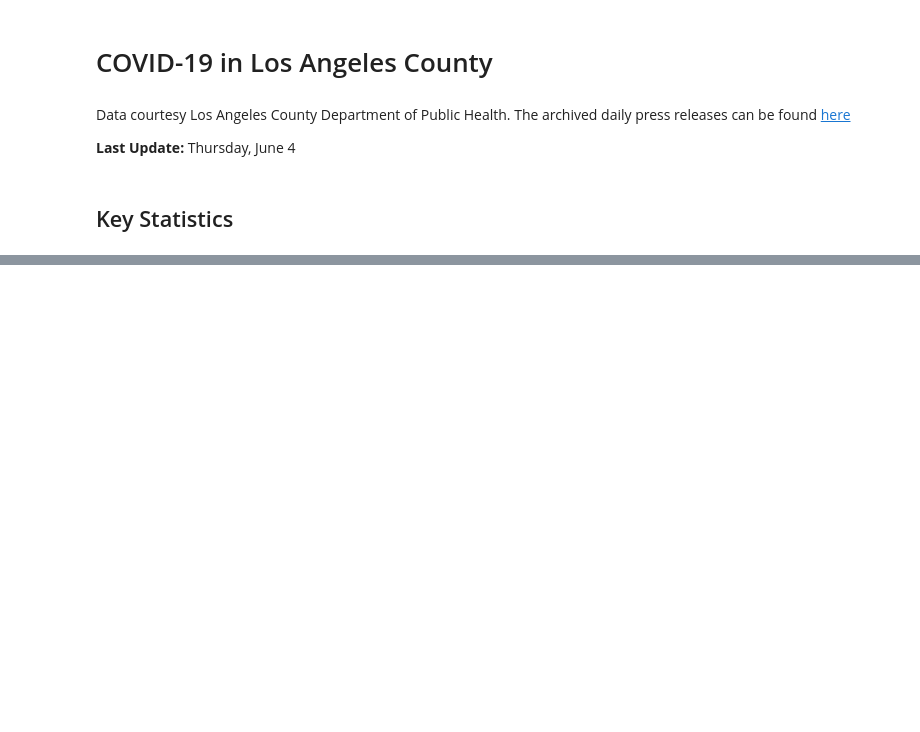
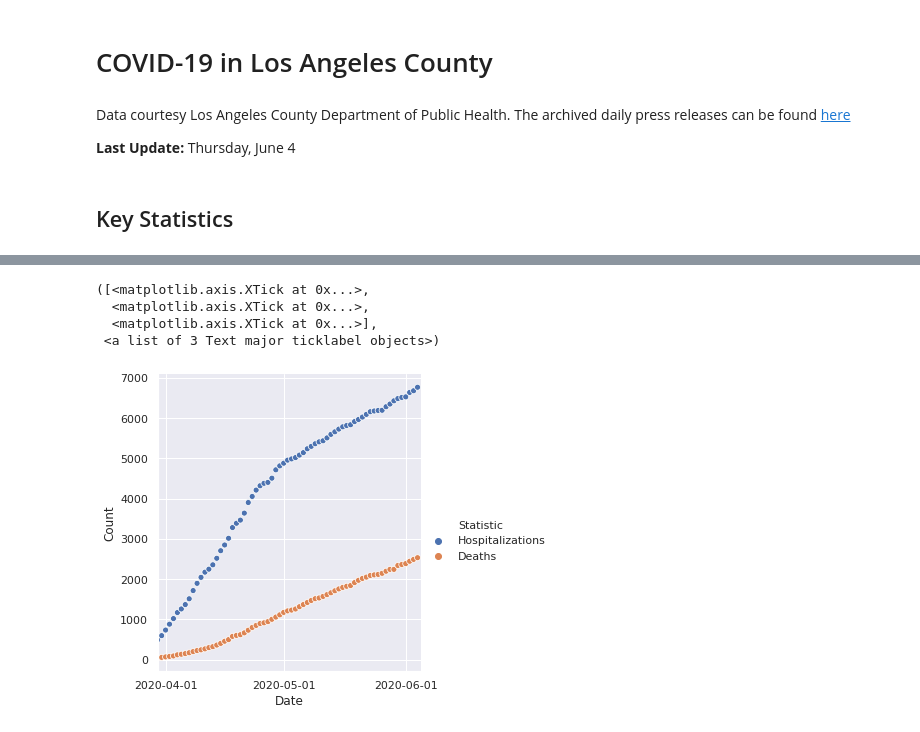
Before and after one commit to xander-hirsch/lac_covid19, a Jupyter notebook: lacph_graphs.ipynb, the cells around one changed output, grey strips where cells are left out. Drawn from its saved outputs; the diff is of its cells as text; code cells hidden in the pictures; blank space fills up the shorter version.

```diff
--- a/lacph_graphs.ipynb
+++ b/lacph_graphs.ipynb
@@ -29,0 +41,4 @@ plt.show()
+# %%
+df = pd.melt(summary_stats, id_vars='Date', var_name='Statistic', value_name='Count')
+# %%
+df['Statistic'] = df['Statistic'].astype('category')
@@ -29,0 +52,3 @@ plt.show()
+# %%
+critical = df[df['Statistic'] != 'Cases']
+critical.head()
@@ -29,0 +62,10 @@ plt.show()
+# %%
+sns.relplot(x='Date', y='Count', hue='Statistic', data=critical)
+plt.xlim(pd.to_datetime('2020-03-30'), pd.to_datetime('2020-06-05'))
+plt.xticks((pd.to_datetime('2020-04-01'), pd.to_datetime('2020-05-01'), pd.to_datetime('2020-06-01')))t
+# %% [output]
+([<matplotlib.axis.XTick at 0x...>,
+  <matplotlib.axis.XTick at 0x...>,
+  <matplotlib.axis.XTick at 0x...>],
+ <a list of 3 Text major ticklabel objects>)
+[figure, added]
```
Also changed, not shown: parts of 9 cells of this notebook.
